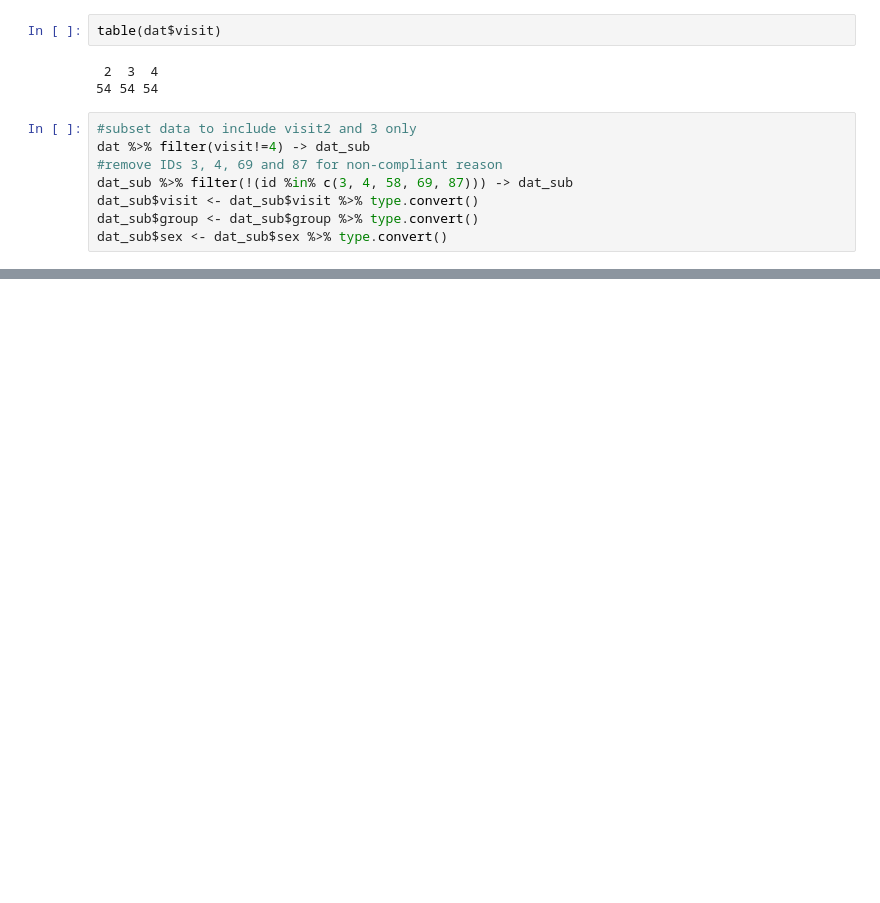
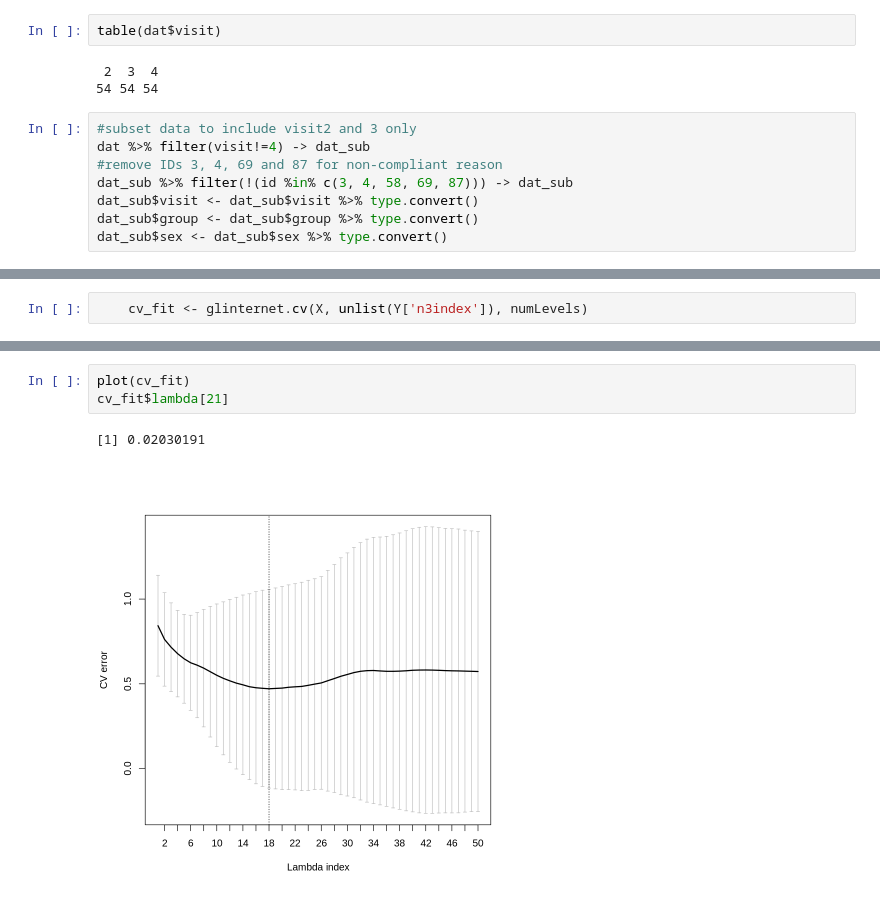
Before and after one commit to xlai/lipids, a Jupyter notebook: analysis_lasso.ipynb, the cells around one changed output, grey strips where cells are left out. Saved outputs shown, nothing was run; the diff lists cells and outputs as text; blank space fills up the shorter version.

```diff
--- a/analysis_lasso.ipynb
+++ b/analysis_lasso.ipynb
@@ -126,0 +230,2 @@ get_lasso <- function(X, Y, response_var='n3index'){
+# %%
+    cv_fit <- glinternet.cv(X, unlist(Y['n3index']), numLevels)
@@ -126,0 +268,6 @@ get_lasso <- function(X, Y, response_var='n3index'){
+# %%
+plot(cv_fit)
+cv_fit$lambda[21]
+# %% [output]
+[1] 0.02030191
+[figure, added]
```
Also changed, not shown: parts of 20 cells of this notebook, 1 other file.
